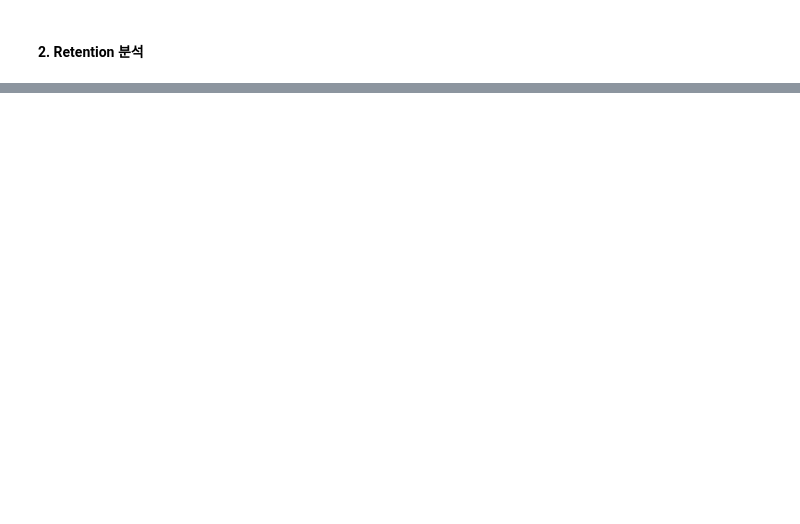
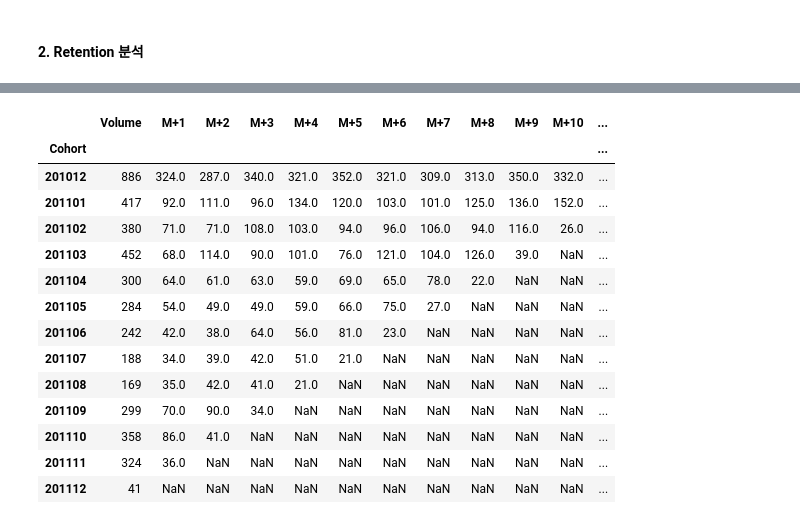
Before and after one commit to 0x106053b/SQL_exercises, a Jupyter notebook: 2. AARRR-Retention/(2) Cohort Retention (AARRR).ipynb, the cells around one changed output, grey strips where cells are left out. Drawn from its saved outputs; the diff is of its cells as text; code cells hidden in the pictures; blank space fills up the shorter version.

```diff
--- a/2. AARRR-Retention/(2) Cohort Retention (AARRR).ipynb
+++ b/2. AARRR-Retention/(2) Cohort Retention (AARRR).ipynb
@@ -178,2 +180,16 @@ except:
 # %% [markdown]
 #### 2. Retention 분석
+# %%
+# Cohort별(첫구매 기준 년월) Volume (idx = 1. 첫구매자)
+
+try:
+    query = """
+    SELECT CONCAT(year, month), COUNT(*)
+    FROM sales_fin
+    where idx = 1
+    GROUP BY 1
+    """
+    df = fetchresult_to_df(query)
+    df.columns = ["ym", "volume"]
+except:
+    print("SQL Server Connection Error!")
@@ -179,0 +204,48 @@ except:
+# %%
+# Retention Chart
+
+try:
+    query = """
+    select first_ym,
+        MAX(CASE WHEN idx = 1 THEN volume END) as volume,
+        MAX(CASE WHEN idx = 2 THEN volume END) as M1,
+        MAX(CASE WHEN idx = 3 THEN volume END) as M2,
+        MAX(CASE WHEN idx = 4 THEN volume END) as M3,
+        MAX(CASE WHEN idx = 5 THEN volume END) as M4,
+        MAX(CASE WHEN idx = 6 THEN volume END) as M5,
+        MAX(CASE WHEN idx = 7 THEN volume END) as M6,
+        MAX(CASE WHEN idx = 8 THEN volume END) as M7,
+        MAX(CASE WHEN idx = 9 THEN volume END) as M8,
+        MAX(CASE WHEN idx = 10 THEN volume END) as M9,
+        MAX(CASE WHEN idx = 11 THEN volume END) as M10,
+        MAX(CASE WHEN idx = 12 THEN volume END) as M11,
+        MAX(CASE WHEN idx = 13 THEN volume END) as M12
+    FROM (
+        SELECT first_ym, CONCAT(year, month) next_ym, idx, count(*) as volume
+        FROM sales_fin
+        GROUP BY 1,2,3
+    ) VOLUME_TBL
+    GROUP BY first_ym
+    """
+    df = fetchresult_to_df(query)
+    df.columns = ["Cohort"] + ["Volume"] + [f"M+{x}" for x in range(1, 13)]
+    df.set_index('Cohort', inplace=True)
+    display(df)
+except:
+    print("SQL Server Connection Error!")
+# %% [output]
+|  | Volume | M+1 | M+2 | M+3 | M+4 | M+5 | M+6 | M+7 | M+8 | M+9 | M+10 | ... |
+| Cohort |  |  |  |  |  |  |  |  |  |  |  | ... |
+| 201012 | 886 | 324.0 | 287.0 | 340.0 | 321.0 | 352.0 | 321.0 | 309.0 | 313.0 | 350.0 | 332.0 | ... |
+| 201101 | 417 | 92.0 | 111.0 | 96.0 | 134.0 | 120.0 | 103.0 | 101.0 | 125.0 | 136.0 | 152.0 | ... |
+| 201102 | 380 | 71.0 | 71.0 | 108.0 | 103.0 | 94.0 | 96.0 | 106.0 | 94.0 | 116.0 | 26.0 | ... |
+| 201103 | 452 | 68.0 | 114.0 | 90.0 | 101.0 | 76.0 | 121.0 | 104.0 | 126.0 | 39.0 | NaN | ... |
+| 201104 | 300 | 64.0 | 61.0 | 63.0 | 59.0 | 69.0 | 65.0 | 78.0 | 22.0 | NaN | NaN | ... |
+| 201105 | 284 | 54.0 | 49.0 | 49.0 | 59.0 | 66.0 | 75.0 | 27.0 | NaN | NaN | NaN | ... |
+| 201106 | 242 | 42.0 | 38.0 | 64.0 | 56.0 | 81.0 | 23.0 | NaN | NaN | NaN | NaN | ... |
+| 201107 | 188 | 34.0 | 39.0 | 42.0 | 51.0 | 21.0 | NaN | NaN | NaN | NaN | NaN | ... |
+| 201108 | 169 | 35.0 | 42.0 | 41.0 | 21.0 | NaN | NaN | NaN | NaN | NaN | NaN | ... |
+| 201109 | 299 | 70.0 | 90.0 | 34.0 | NaN | NaN | NaN | NaN | NaN | NaN | NaN | ... |
+| 201110 | 358 | 86.0 | 41.0 | NaN | NaN | NaN | NaN | NaN | NaN | NaN | NaN | ... |
+| 201111 | 324 | 36.0 | NaN | NaN | NaN | NaN | NaN | NaN | NaN | NaN | NaN | ... |
+| 201112 | 41 | NaN | NaN | NaN | NaN | NaN | NaN | NaN | NaN | NaN | NaN | ... |
```
Also changed, not shown: parts of 8 cells of this notebook, 1 other file.
